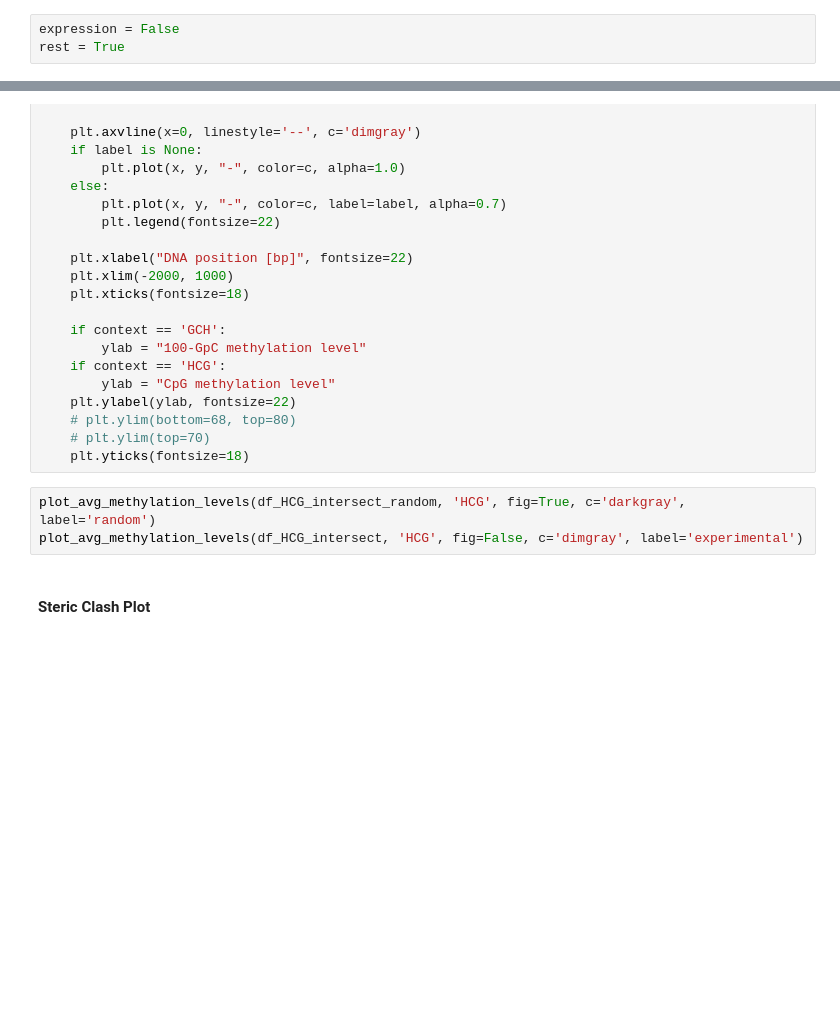
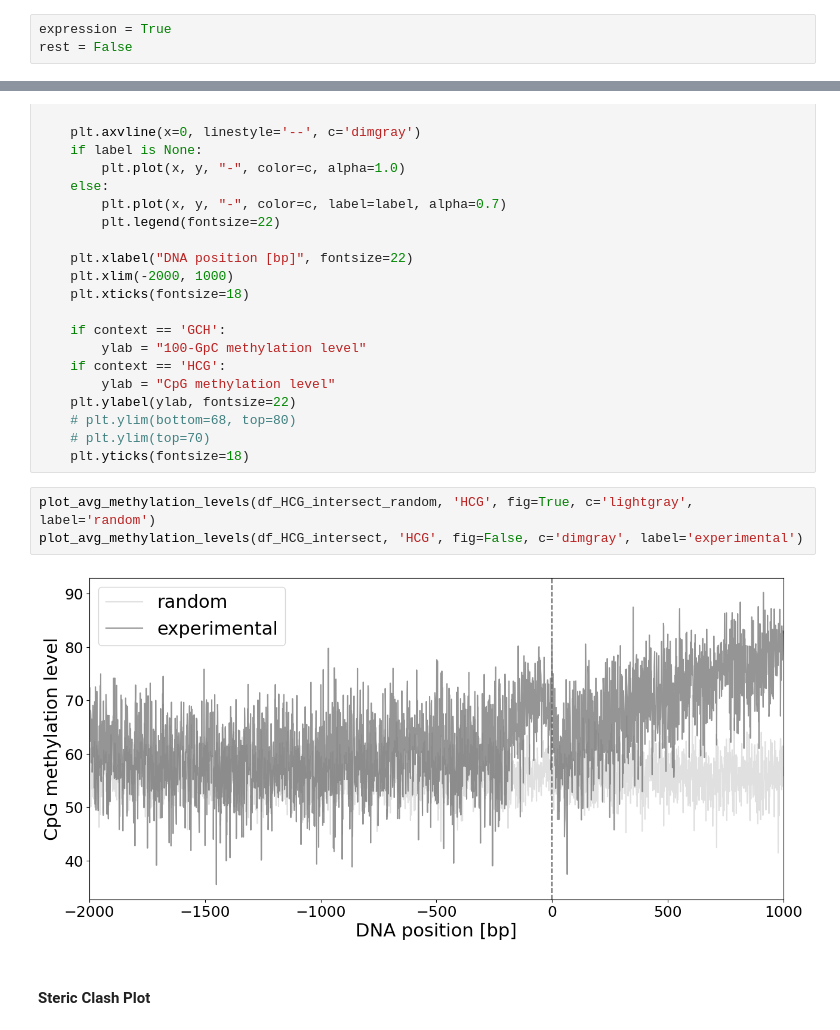
Before and after one commit to kevingeo11/DNA-Methylation-patterns, a Jupyter notebook: notebooks/plot_intersect_steric_expression.ipynb, the cells around one changed output, grey strips where cells are left out. Cells and saved outputs as stored; diff of their text form; blank space fills up the shorter version.

```diff
--- a/notebooks/plot_intersect_steric_expression.ipynb
+++ b/notebooks/plot_intersect_steric_expression.ipynb
@@ -301,8 +301,8 @@ plt.show()
 # region = 'intron.1.end'
 region = 'intron.2.start'
 # %%
-expression = False
-rest = True
+expression = True
+rest = False
 # %%
 infile = intersect_path / f'HCG.{region}.intersect.bed'
 df_HCG_intersect = nome.get_methylation(infile, region=region)
@@ -429,8 +435,10 @@ def plot_avg_methylation_levels(df, context, select_genes=[], fig = True, c = 'g
     # plt.ylim(top=70)
     plt.yticks(fontsize=18)
 # %%
-plot_avg_methylation_levels(df_HCG_intersect_random, 'HCG', fig=True, c='darkgray', label='random')
+plot_avg_methylation_levels(df_HCG_intersect_random, 'HCG', fig=True, c='lightgray', label='random')
 plot_avg_methylation_levels(df_HCG_intersect, 'HCG', fig=False, c='dimgray', label='experimental')
+# %% [output]
+[figure, added]
 # %% [markdown]
 #### Steric Clash Plot
 # %%
```
Also changed, not shown: parts of 7 cells of this notebook, 5 other files.
